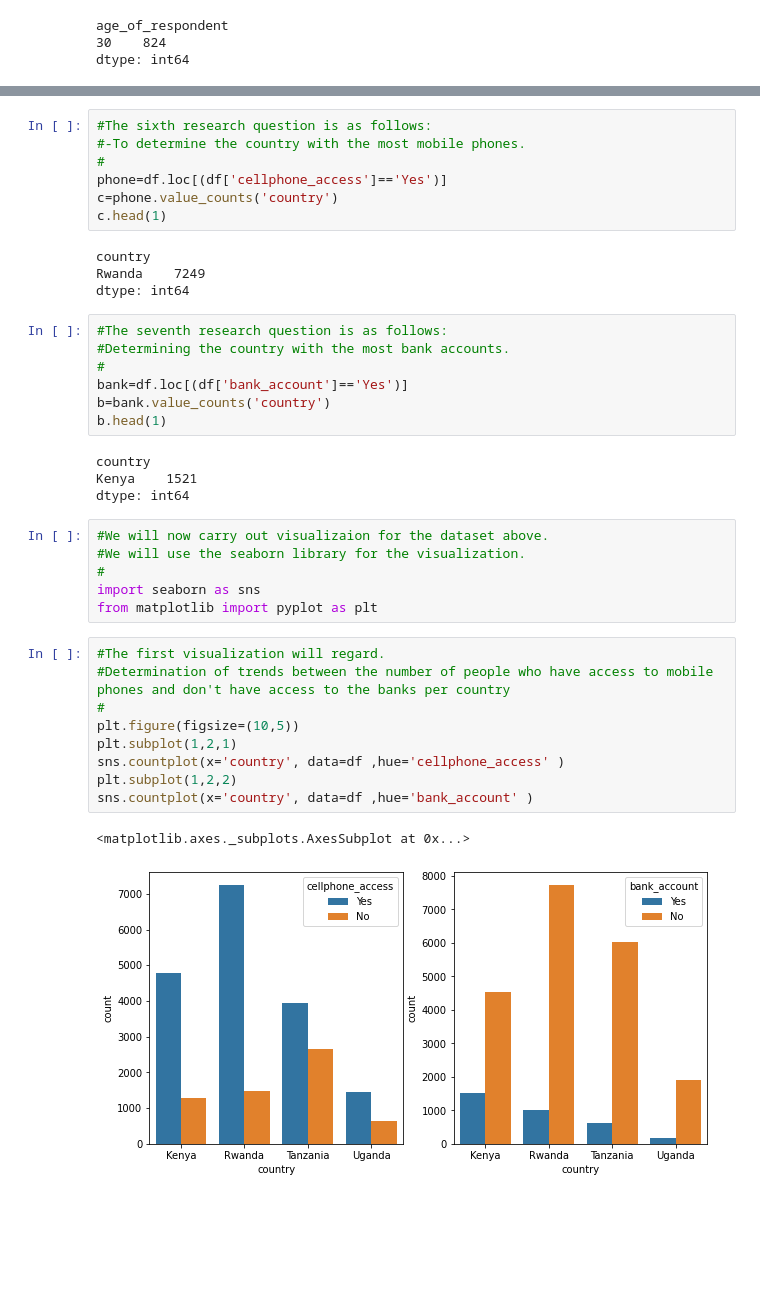
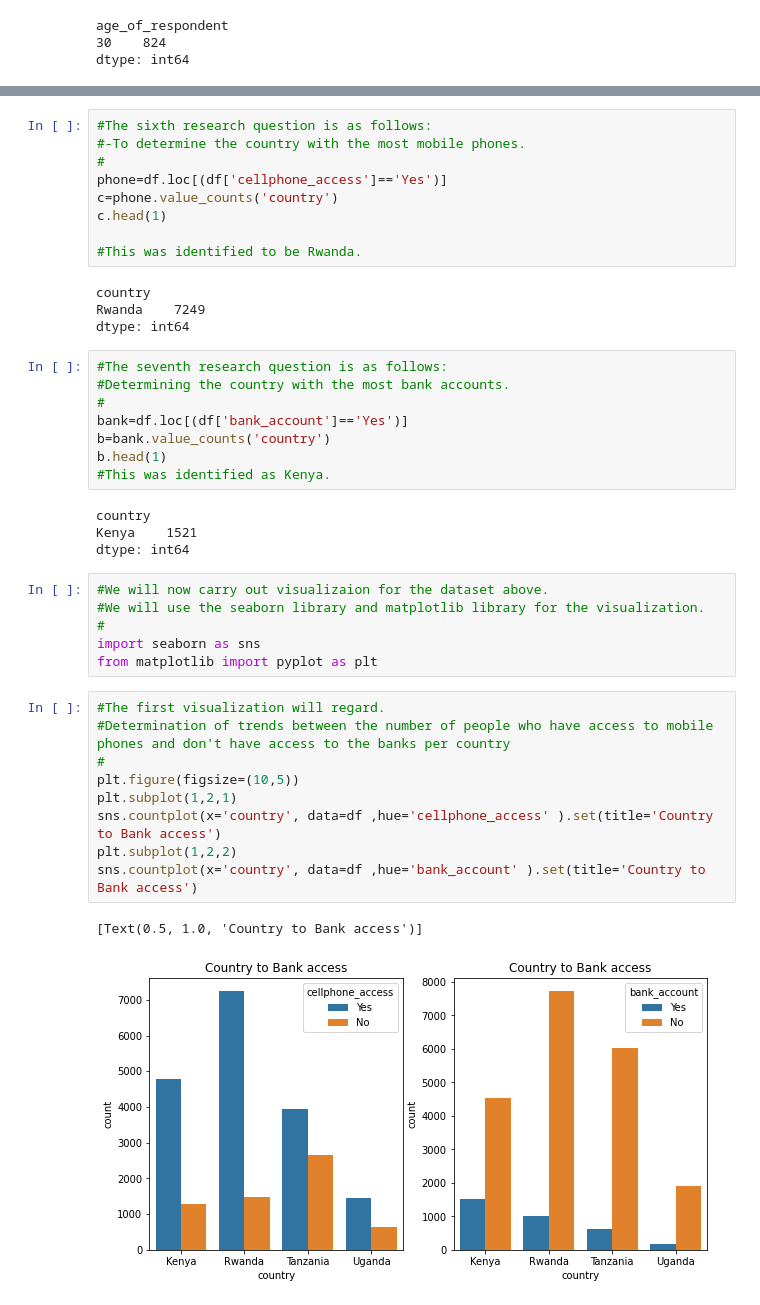
Before and after one commit to KevKil/Brainy-Badgers-Project, a Jupyter notebook: Brainy_Badgers_Financial_Inclusion.ipynb, the cells around one changed output, grey strips where cells are left out. Drawn from its saved outputs; the diff is of its cells as text; blank space fills up the shorter version.

```diff
--- a/Brainy_Badgers_Financial_Inclusion.ipynb
+++ b/Brainy_Badgers_Financial_Inclusion.ipynb
@@ -443,6 +470,8 @@ sns.countplot(x='age_of_respondent', data=df ,hue='cellphone_access' )
 phone=df.loc[(df['cellphone_access']=='Yes')]
 c=phone.value_counts('country')
 c.head(1)
+
+#This was identified to be Rwanda.
 # %% [output]
 country
 Rwanda    7249
@@ -454,25 +483,26 @@ dtype: int64
 bank=df.loc[(df['bank_account']=='Yes')]
 b=bank.value_counts('country')
 b.head(1)
+#This was identified as Kenya.
 # %% [output]
 country
 Kenya    1521
 dtype: int64
 # %%
 #We will now carry out visualizaion for the dataset above.
-#We will use the seaborn library for the visualization.
+#We will use the seaborn library and matplotlib library for the visualization.
 #
 import seaborn as sns
 from matplotlib import pyplot as plt
 # %%
 #The first visualization will regard.
 #Determination of trends between the number of people who have access to mobile phones and don't have access to the banks per country
 #
 plt.figure(figsize=(10,5))
 plt.subplot(1,2,1)
-sns.countplot(x='country', data=df ,hue='cellphone_access' )
+sns.countplot(x='country', data=df ,hue='cellphone_access' ).set(title='Country to Bank access')
 plt.subplot(1,2,2)
-sns.countplot(x='country', data=df ,hue='bank_account' )
+sns.countplot(x='country', data=df ,hue='bank_account' ).set(title='Country to Bank access')
 # %% [output]
-<matplotlib.axes._subplots.AxesSubplot at 0x...>
+[Text(0.5, 1.0, 'Country to Bank access')]
-[figure, old version]
+[figure, new version]
```
Also changed, not shown: parts of 40 cells of this notebook, 3 other files.
